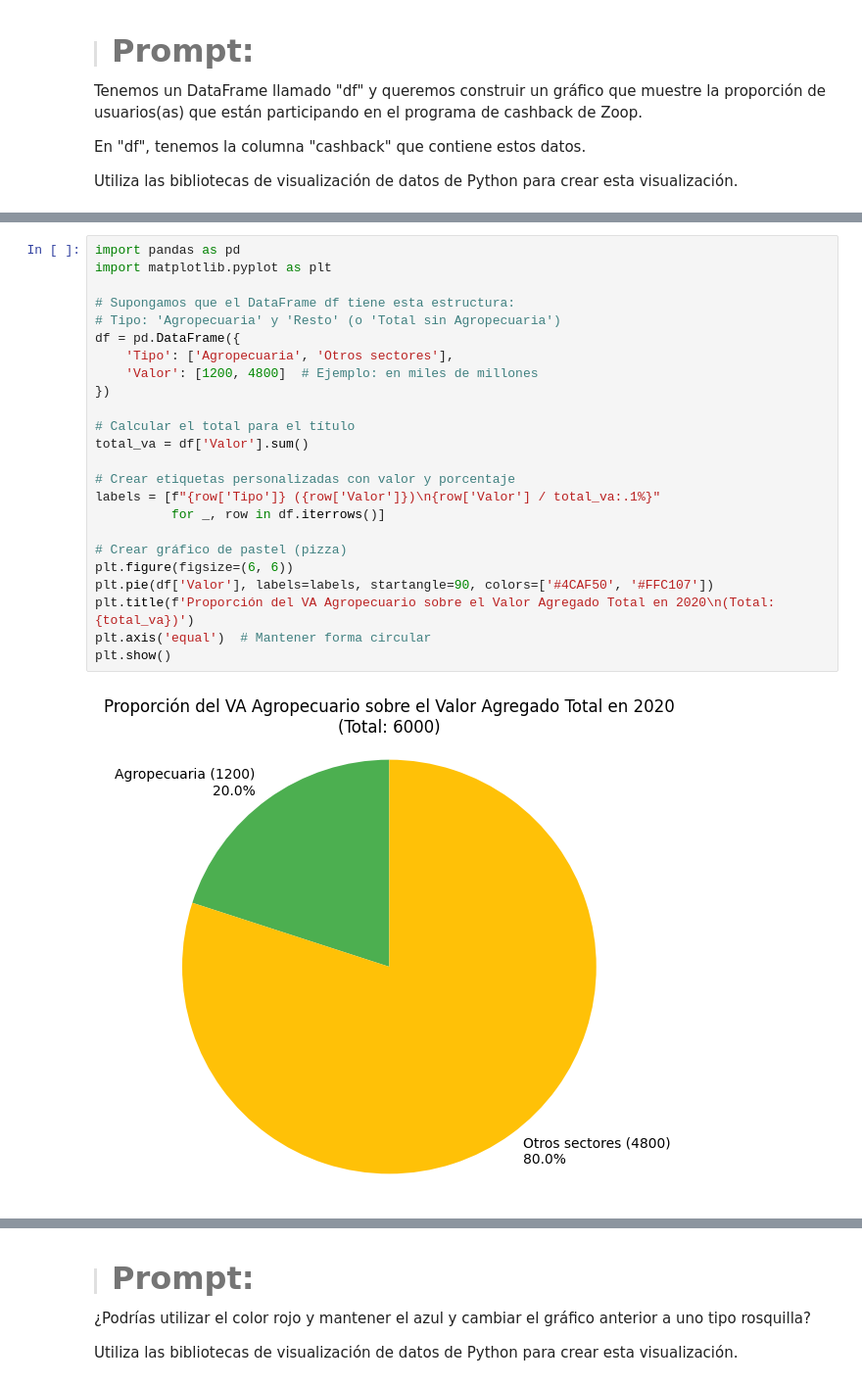
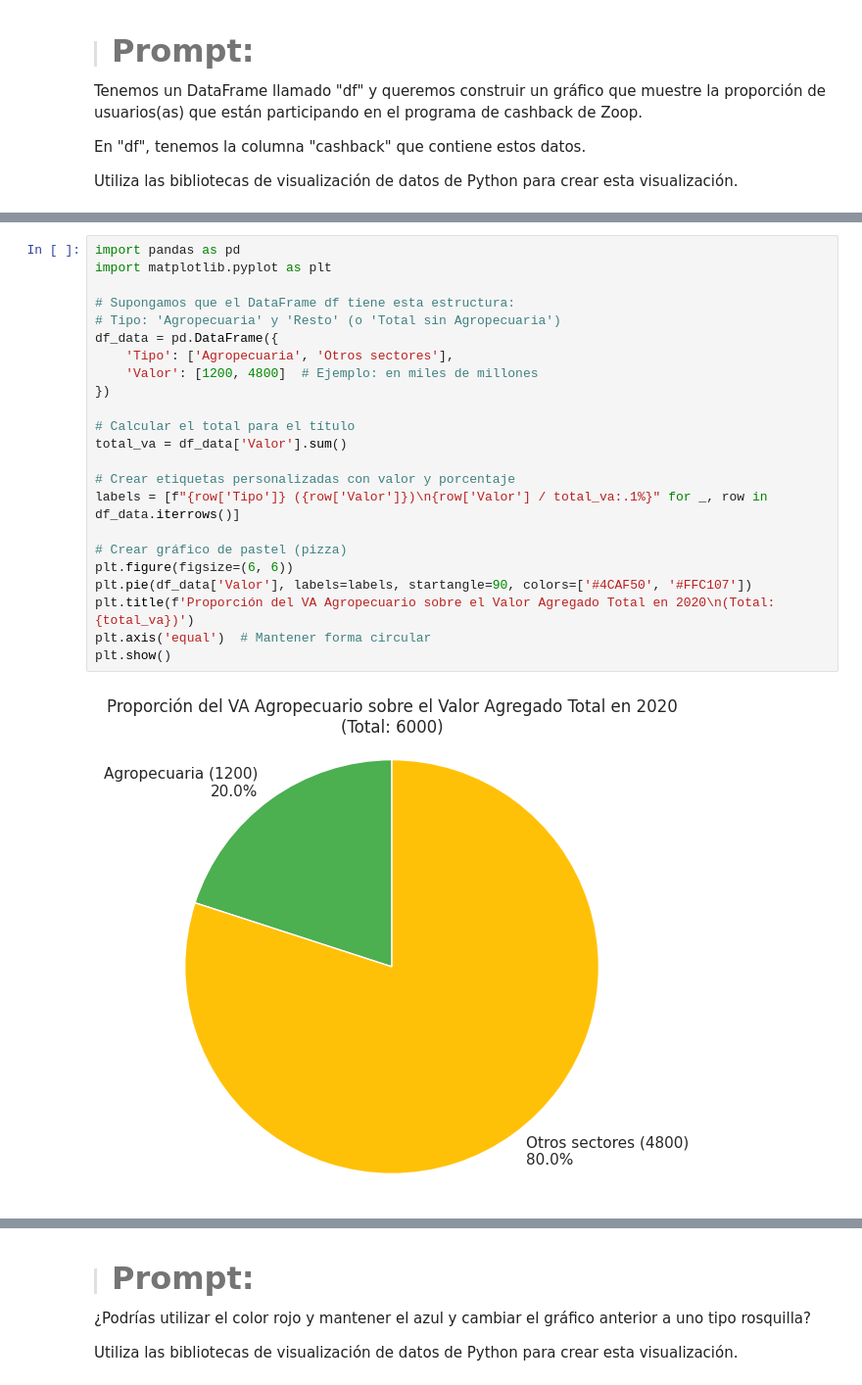
Before and after one commit to clopezv/Challenger_TelecomX, a Jupyter notebook: IA_aplicada_a_ciencia_de_datos.ipynb, the cells around one changed output, grey strips where cells are left out. Shown at 98% size. Cells and saved outputs as stored; diff of their text form.

```diff
--- a/IA_aplicada_a_ciencia_de_datos.ipynb
+++ b/IA_aplicada_a_ciencia_de_datos.ipynb
@@ -1304,26 +1304,25 @@ plt.show()
 # %%
 import pandas as pd
 import matplotlib.pyplot as plt
 
 # Supongamos que el DataFrame df tiene esta estructura:
 # Tipo: 'Agropecuaria' y 'Resto' (o 'Total sin Agropecuaria')
-df = pd.DataFrame({
+df_data = pd.DataFrame({
     'Tipo': ['Agropecuaria', 'Otros sectores'],
     'Valor': [1200, 4800]  # Ejemplo: en miles de millones
 })
 
 # Calcular el total para el título
-total_va = df['Valor'].sum()
+total_va = df_data['Valor'].sum()
 
 # Crear etiquetas personalizadas con valor y porcentaje
-labels = [f"{row['Tipo']} ({row['Valor']})\n{row['Valor'] / total_va:.1%}"
-          for _, row in df.iterrows()]
+labels = [f"{row['Tipo']} ({row['Valor']})\n{row['Valor'] / total_va:.1%}" for _, row in df_data.iterrows()]
 
 # Crear gráfico de pastel (pizza)
 plt.figure(figsize=(6, 6))
-plt.pie(df['Valor'], labels=labels, startangle=90, colors=['#4CAF50', '#FFC107'])
+plt.pie(df_data['Valor'], labels=labels, startangle=90, colors=['#4CAF50', '#FFC107'])
 plt.title(f'Proporción del VA Agropecuario sobre el Valor Agregado Total en 2020\n(Total: {total_va})')
 plt.axis('equal')  # Mantener forma circular
 plt.show()
 # %% [output]
-[figure, old version]
+[figure, new version]
```
Also changed, not shown: parts of 35 cells of this notebook.
